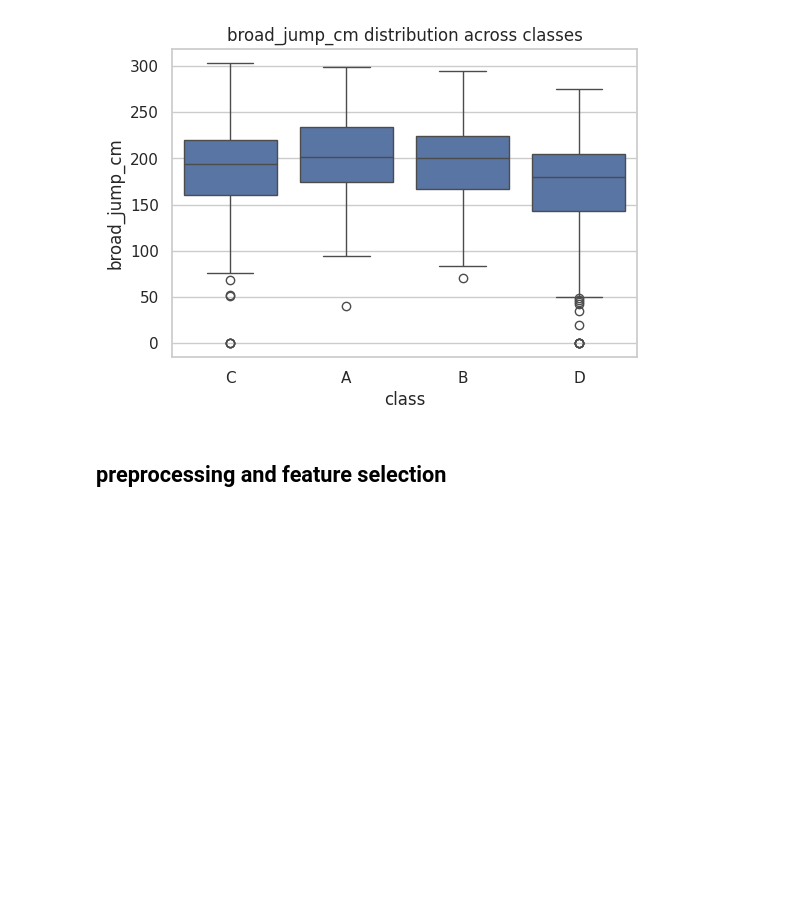
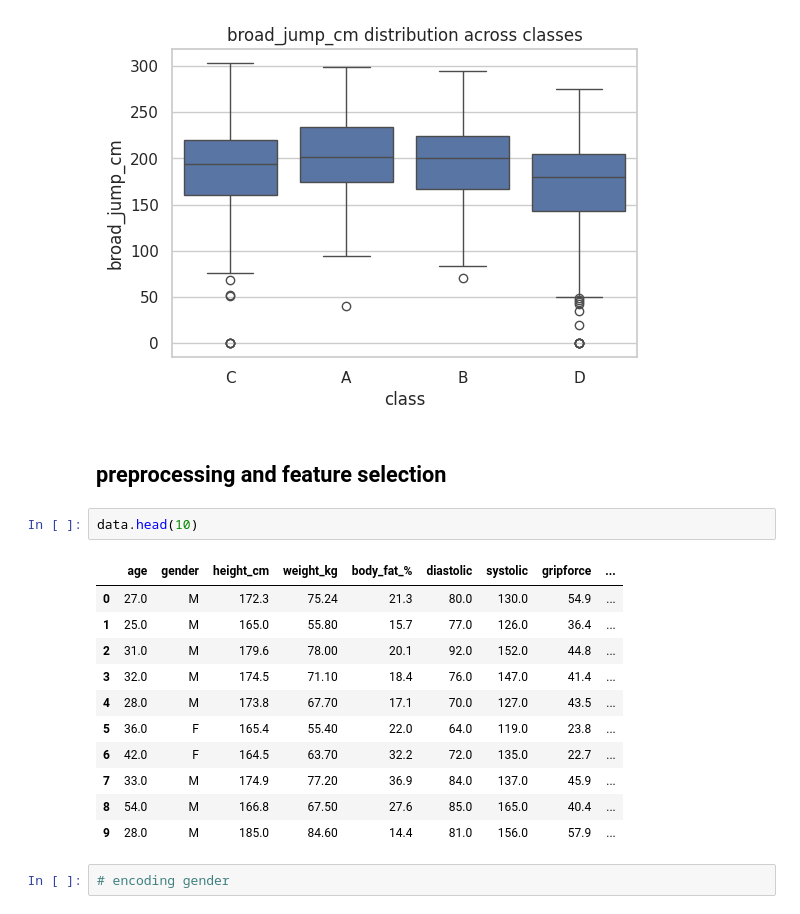
Before and after one commit to kamijoseph/Personalised-Health-and-Fitness, a Jupyter notebook: notebook/fit.ipynb, the cells around one changed output. Cells and saved outputs as stored; diff of their text form; blank space fills up the shorter version.

```diff
--- a/notebook/fit.ipynb
+++ b/notebook/fit.ipynb
@@ -231,3 +281,19 @@ for column in numeric_cols:
 [figure]
 # %% [markdown]
 ## preprocessing and feature selection
+# %%
+data.head(10)
+# %% [output]
+|  | age | gender | height_cm | weight_kg | body_fat_% | diastolic | systolic | gripforce | ... |
+| 0 | 27.0 | M | 172.3 | 75.24 | 21.3 | 80.0 | 130.0 | 54.9 | ... |
+| 1 | 25.0 | M | 165.0 | 55.80 | 15.7 | 77.0 | 126.0 | 36.4 | ... |
+| 2 | 31.0 | M | 179.6 | 78.00 | 20.1 | 92.0 | 152.0 | 44.8 | ... |
+| 3 | 32.0 | M | 174.5 | 71.10 | 18.4 | 76.0 | 147.0 | 41.4 | ... |
+| 4 | 28.0 | M | 173.8 | 67.70 | 17.1 | 70.0 | 127.0 | 43.5 | ... |
+| 5 | 36.0 | F | 165.4 | 55.40 | 22.0 | 64.0 | 119.0 | 23.8 | ... |
+| 6 | 42.0 | F | 164.5 | 63.70 | 32.2 | 72.0 | 135.0 | 22.7 | ... |
+| 7 | 33.0 | M | 174.9 | 77.20 | 36.9 | 84.0 | 137.0 | 45.9 | ... |
+| 8 | 54.0 | M | 166.8 | 67.50 | 27.6 | 85.0 | 165.0 | 40.4 | ... |
+| 9 | 28.0 | M | 185.0 | 84.60 | 14.4 | 81.0 | 156.0 | 57.9 | ... |
+# %%
+# encoding gender
```
Also changed, not shown: parts of 4 cells of this notebook.
